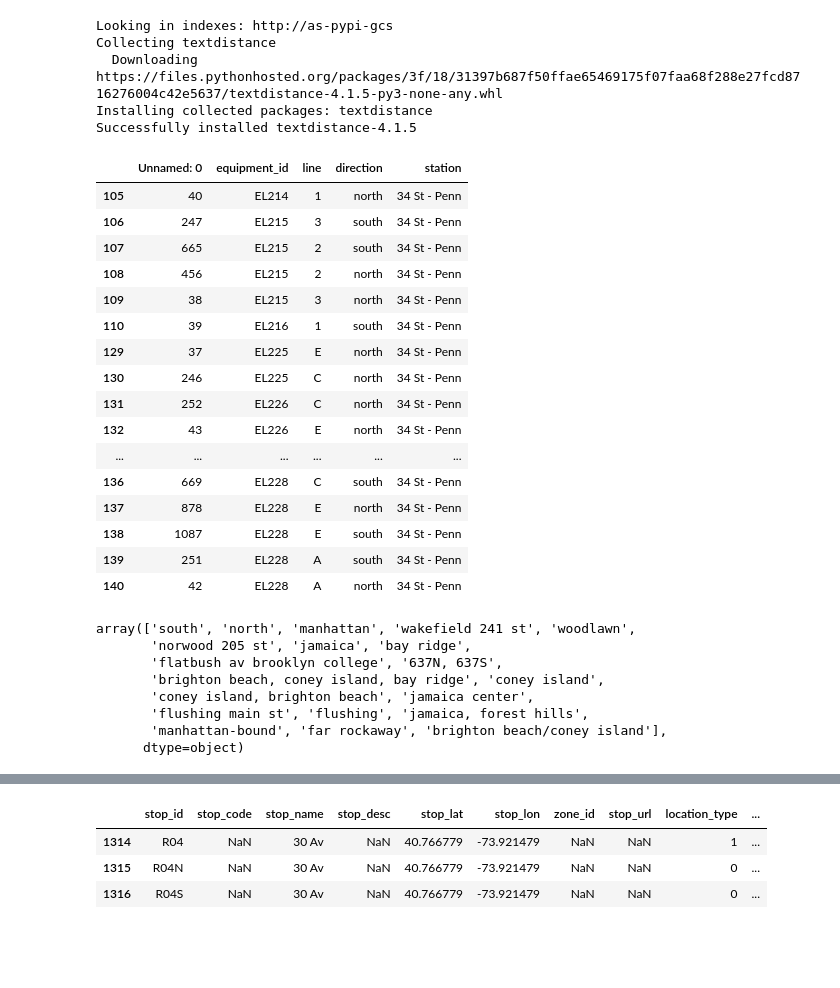
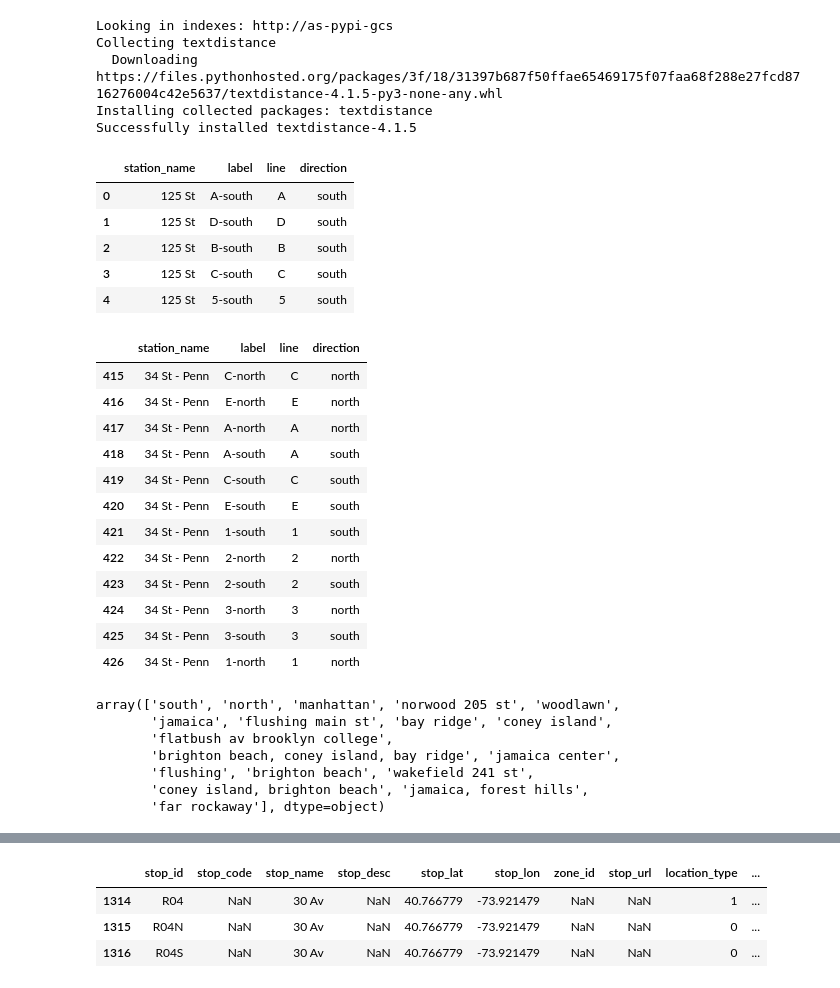
Before and after one commit to tsdataclinic/mta, a Jupyter notebook: notebooks/network/GTFS_Elevator_map.ipynb, the cells around one changed output, grey strips where cells are left out. Drawn from its saved outputs; the diff is of its cells as text; code cells hidden in the pictures; blank space fills up the shorter version.

```diff
--- a/notebooks/network/GTFS_Elevator_map.ipynb
+++ b/notebooks/network/GTFS_Elevator_map.ipynb
@@ -18,31 +18,37 @@ ee = pd.read_csv('../../data/processed/elevator_to_line_dir_station.csv')
+# %%
+ee = pd.read_csv('../../data/interim/platform_nodes.csv')
+# %%
+ee.head()
+# %% [output]
+|  | station_name | label | line | direction |
+| 0 | 125 St | A-south | A | south |
+| 1 | 125 St | D-south | D | south |
+| 2 | 125 St | B-south | B | south |
+| 3 | 125 St | C-south | C | south |
+| 4 | 125 St | 5-south | 5 | south |
 # %%
-ee[ee.station.str.contains('34 St - Penn')]
+ee[ee.station_name.str.contains('34 St - Penn')]
 # %% [output]
-|  | Unnamed: 0 | equipment_id | line | direction | station |
-| 105 | 40 | EL214 | 1 | north | 34 St - Penn |
-| 106 | 247 | EL215 | 3 | south | 34 St - Penn |
-| 107 | 665 | EL215 | 2 | south | 34 St - Penn |
-| 108 | 456 | EL215 | 2 | north | 34 St - Penn |
-| 109 | 38 | EL215 | 3 | north | 34 St - Penn |
-| 110 | 39 | EL216 | 1 | south | 34 St - Penn |
-| 129 | 37 | EL225 | E | north | 34 St - Penn |
-| 130 | 246 | EL225 | C | north | 34 St - Penn |
-| 131 | 252 | EL226 | C | north | 34 St - Penn |
-| 132 | 43 | EL226 | E | north | 34 St - Penn |
-| ... | ... | ... | ... | ... | ... |
-| 136 | 669 | EL228 | C | south | 34 St - Penn |
-| 137 | 878 | EL228 | E | north | 34 St - Penn |
-| 138 | 1087 | EL228 | E | south | 34 St - Penn |
-| 139 | 251 | EL228 | A | south | 34 St - Penn |
-| 140 | 42 | EL228 | A | north | 34 St - Penn |
+|  | station_name | label | line | direction |
+| 415 | 34 St - Penn | C-north | C | north |
+| 416 | 34 St - Penn | E-north | E | north |
+| 417 | 34 St - Penn | A-north | A | north |
+| 418 | 34 St - Penn | A-south | A | south |
+| 419 | 34 St - Penn | C-south | C | south |
+| 420 | 34 St - Penn | E-south | E | south |
+| 421 | 34 St - Penn | 1-south | 1 | south |
+| 422 | 34 St - Penn | 2-north | 2 | north |
+| 423 | 34 St - Penn | 2-south | 2 | south |
+| 424 | 34 St - Penn | 3-north | 3 | north |
+| 425 | 34 St - Penn | 3-south | 3 | south |
+| 426 | 34 St - Penn | 1-north | 1 | north |
 # %%
 ee.direction.unique()
 # %% [output]
-array(['south', 'north', 'manhattan', 'wakefield 241 st', 'woodlawn',
-       'norwood 205 st', 'jamaica', 'bay ridge',
-       'flatbush av brooklyn college', '637N, 637S',
-       'brighton beach, coney island, bay ridge', 'coney island',
-       'coney island, brighton beach', 'jamaica center',
-       'flushing main st', 'flushing', 'jamaica, forest hills',
-       'manhattan-bound', 'far rockaway', 'brighton beach/coney island'],
-      dtype=object)
+array(['south', 'north', 'manhattan', 'norwood 205 st', 'woodlawn',
+       'jamaica', 'flushing main st', 'bay ridge', 'coney island',
+       'flatbush av brooklyn college',
+       'brighton beach, coney island, bay ridge', 'jamaica center',
+       'flushing', 'brighton beach', 'wakefield 241 st',
+       'coney island, brighton beach', 'jamaica, forest hills',
+       'far rockaway'], dtype=object)
```
Also changed, not shown: parts of 33 cells of this notebook, 1 other file.
